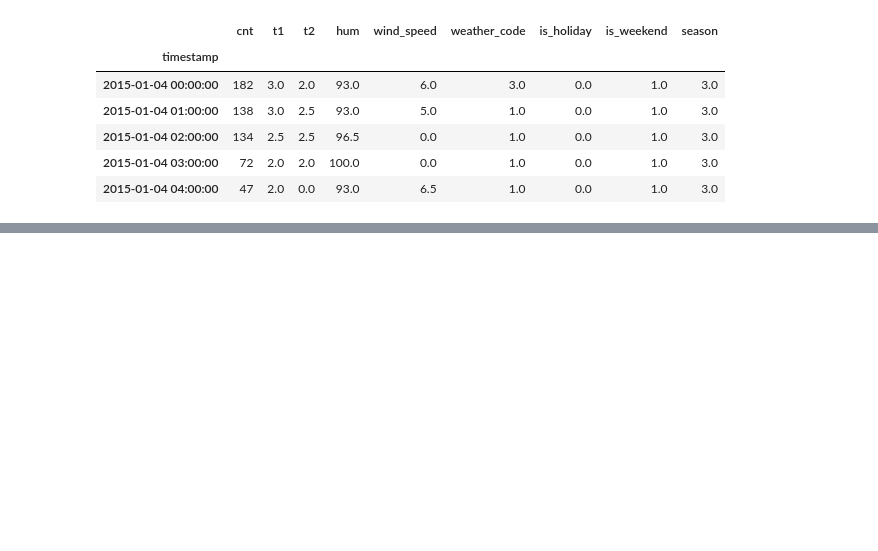
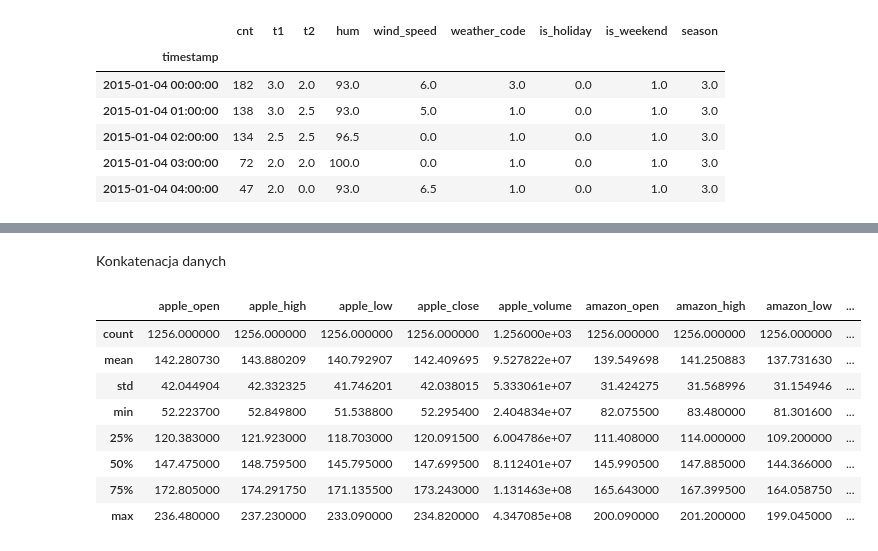
Before and after one commit to piaseckazaneta/data-science-bootcamp, a Jupyter notebook: Łączenie danych - london bike.ipynb, the cells around one changed output, grey strips where cells are left out. Cells and saved outputs as stored; diff of their text form; code cells hidden in the pictures; blank space fills up the shorter version.

```diff
--- a/Łączenie danych - london bike.ipynb
+++ b/Łączenie danych - london bike.ipynb
@@ -26,0 +85,2 @@ df.head()
+# %% [markdown]
+Konkatenacja danych
@@ -26,0 +89,12 @@ df.head()
+# %%
+df.describe()
+# %% [output]
+|  | apple_open | apple_high | apple_low | apple_close | apple_volume | amazon_open | amazon_high | amazon_low | ... |
+| count | 1256.000000 | 1256.000000 | 1256.000000 | 1256.000000 | 1.256000e+03 | 1256.000000 | 1256.000000 | 1256.000000 | ... |
+| mean | 142.280730 | 143.880209 | 140.792907 | 142.409695 | 9.527822e+07 | 139.549698 | 141.250883 | 137.731630 | ... |
+| std | 42.044904 | 42.332325 | 41.746201 | 42.038015 | 5.333061e+07 | 31.424275 | 31.568996 | 31.154946 | ... |
+| min | 52.223700 | 52.849800 | 51.538800 | 52.295400 | 2.404834e+07 | 82.075500 | 83.480000 | 81.301600 | ... |
+| 25% | 120.383000 | 121.923000 | 118.703000 | 120.091500 | 6.004786e+07 | 111.408000 | 114.000000 | 109.200000 | ... |
+| 50% | 147.475000 | 148.759500 | 145.795000 | 147.699500 | 8.112401e+07 | 145.990500 | 147.885000 | 144.366000 | ... |
+| 75% | 172.805000 | 174.291750 | 171.135500 | 173.243000 | 1.131463e+08 | 165.643000 | 167.399500 | 164.058750 | ... |
+| max | 236.480000 | 237.230000 | 233.090000 | 234.820000 | 4.347085e+08 | 200.090000 | 201.200000 | 199.045000 | ... |
```
Also changed, not shown: parts of 16 cells of this notebook.
